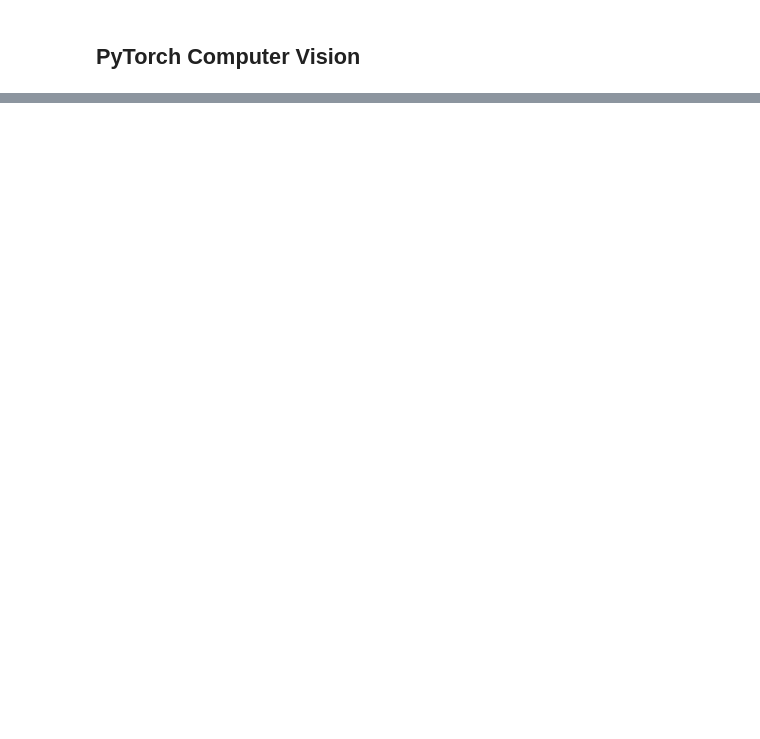
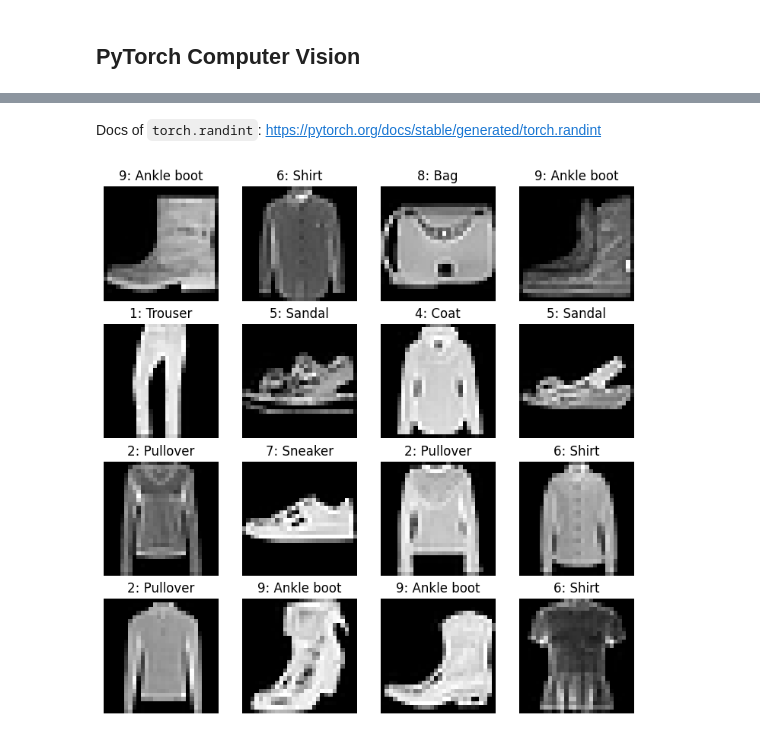
Before and after one commit to RumiaGIT/pytorch-research, a Jupyter notebook: 03_pytorch_computer_vision.ipynb, the cells around one changed output, grey strips where cells are left out. Saved outputs shown, nothing was run; the diff lists cells and outputs as text; code cells hidden in the pictures; blank space fills up the shorter version.

```diff
--- a/03_pytorch_computer_vision.ipynb
+++ b/03_pytorch_computer_vision.ipynb
@@ -26,0 +208,17 @@ import pandas as pd
+# %% [markdown]
+Docs of `torch.randint`: https://pytorch.org/docs/stable/generated/torch.randint
+# %%
+# Plotting a bunch of random images
+# Grabbing random indices with torch.randint
+torch.manual_seed(42)
+fig = plt.figure(figsize=(9, 9))
+rows, cols = 4, 4
+for i in range(1, rows * cols + 1):
+    random_idx = torch.randint(0, len(train_data), size=[1]).item()
+    img, label = train_data[random_idx]
+    fig.add_subplot(rows, cols, i)
+    plt.imshow(img.squeeze(), cmap="gray")
+    plt.title(f"{label}: {train_data.classes[label]}")
+    plt.axis(False)
+# %% [output]
+[figure, added]
```
Also changed, not shown: parts of 104 cells of this notebook, 21 other files.
